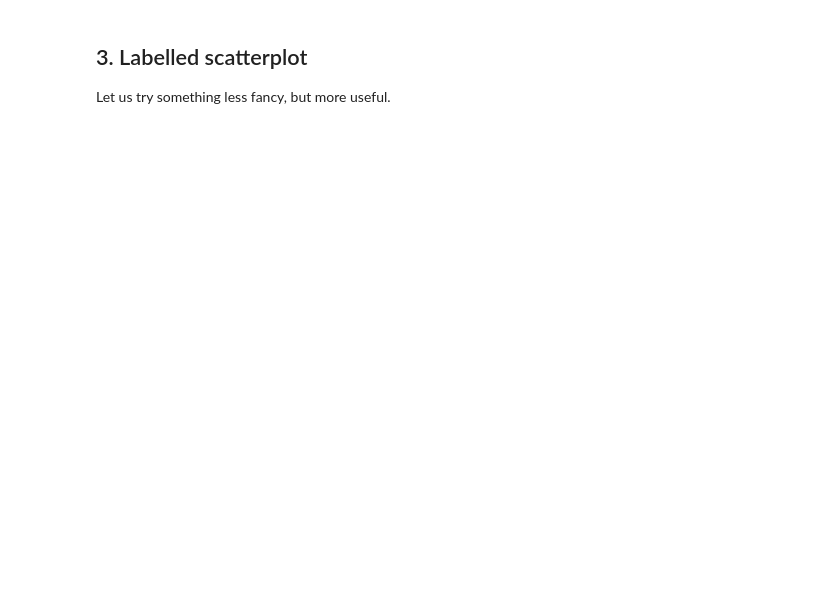
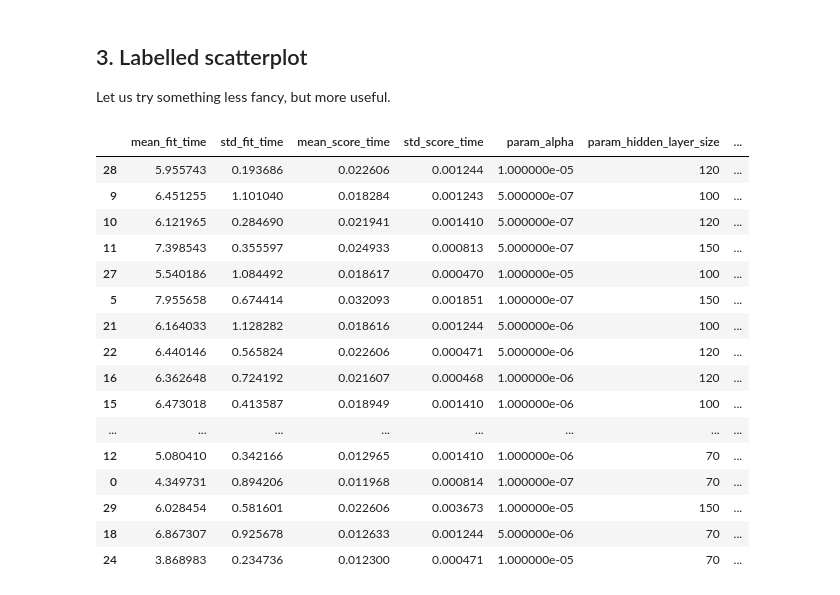
Before and after one commit to PKvasnick/SVDNoise, a Jupyter notebook: code/Grid_search_analyze.ipynb, the cells around one changed output. Drawn from its saved outputs; the diff is of its cells as text; code cells hidden in the pictures; blank space fills up the shorter version.

```diff
--- a/code/Grid_search_analyze.ipynb
+++ b/code/Grid_search_analyze.ipynb
@@ -76 +75,23 @@ results['params'] = results['params'].astype('category')
+# %%
+# We sort values by mean score rank
+results.sort_values(by = ['rank_test_score'], ascending = True, inplace = True)
+results
+# %% [output]
+|  | mean_fit_time | std_fit_time | mean_score_time | std_score_time | param_alpha | param_hidden_layer_size | ... |
+| 28 | 5.955743 | 0.193686 | 0.022606 | 0.001244 | 1.000000e-05 | 120 | ... |
+| 9 | 6.451255 | 1.101040 | 0.018284 | 0.001243 | 5.000000e-07 | 100 | ... |
+| 10 | 6.121965 | 0.284690 | 0.021941 | 0.001410 | 5.000000e-07 | 120 | ... |
+| 11 | 7.398543 | 0.355597 | 0.024933 | 0.000813 | 5.000000e-07 | 150 | ... |
+| 27 | 5.540186 | 1.084492 | 0.018617 | 0.000470 | 1.000000e-05 | 100 | ... |
+| 5 | 7.955658 | 0.674414 | 0.032093 | 0.001851 | 1.000000e-07 | 150 | ... |
+| 21 | 6.164033 | 1.128282 | 0.018616 | 0.001244 | 5.000000e-06 | 100 | ... |
+| 22 | 6.440146 | 0.565824 | 0.022606 | 0.000471 | 5.000000e-06 | 120 | ... |
+| 16 | 6.362648 | 0.724192 | 0.021607 | 0.000468 | 1.000000e-06 | 120 | ... |
+| 15 | 6.473018 | 0.413587 | 0.018949 | 0.001410 | 1.000000e-06 | 100 | ... |
+| ... | ... | ... | ... | ... | ... | ... | ... |
+| 12 | 5.080410 | 0.342166 | 0.012965 | 0.001410 | 1.000000e-06 | 70 | ... |
+| 0 | 4.349731 | 0.894206 | 0.011968 | 0.000814 | 1.000000e-07 | 70 | ... |
+| 29 | 6.028454 | 0.581601 | 0.022606 | 0.003673 | 1.000000e-05 | 150 | ... |
+| 18 | 6.867307 | 0.925678 | 0.012633 | 0.001244 | 5.000000e-06 | 70 | ... |
+| 24 | 3.868983 | 0.234736 | 0.012300 | 0.000471 | 1.000000e-05 | 70 | ... |
 # %%
```
Also changed, not shown: parts of 5 cells of this notebook, 4 other files.
